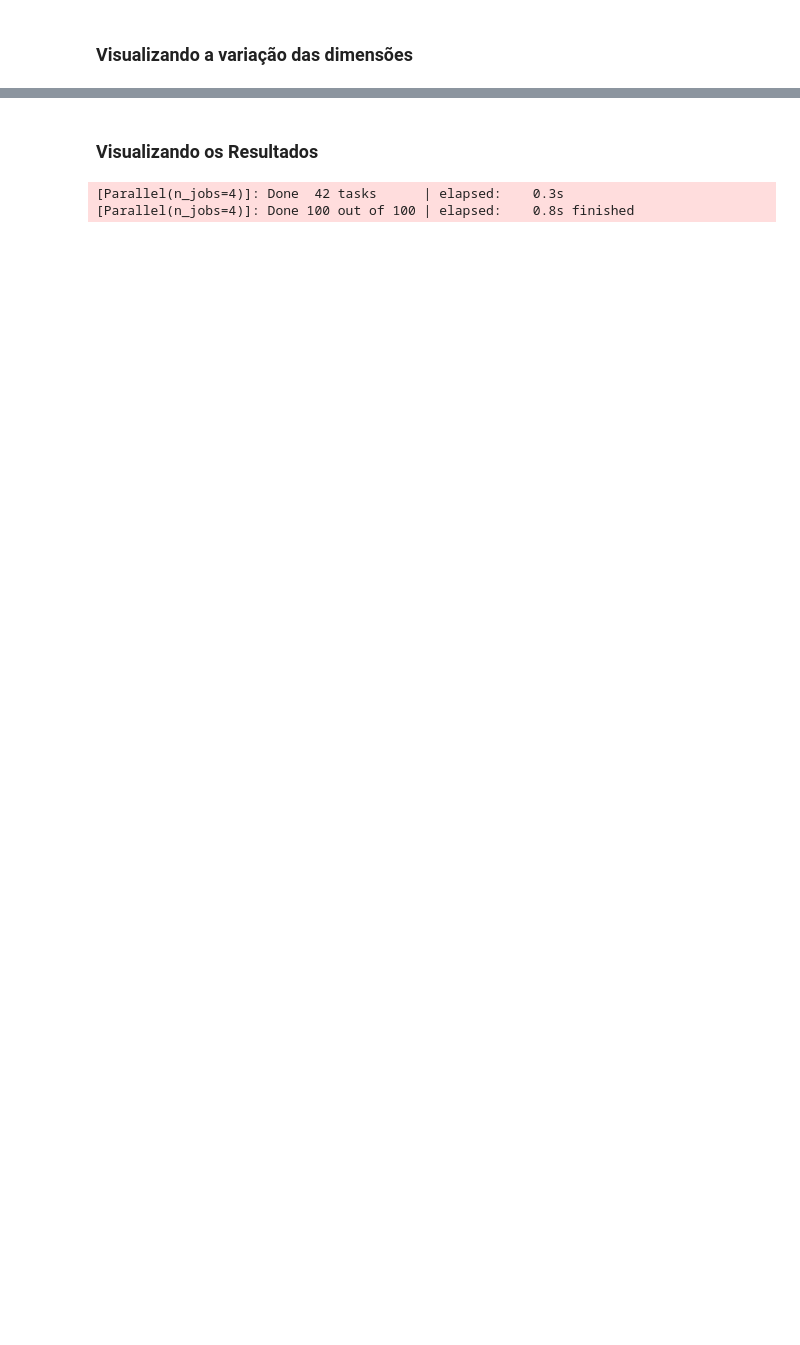
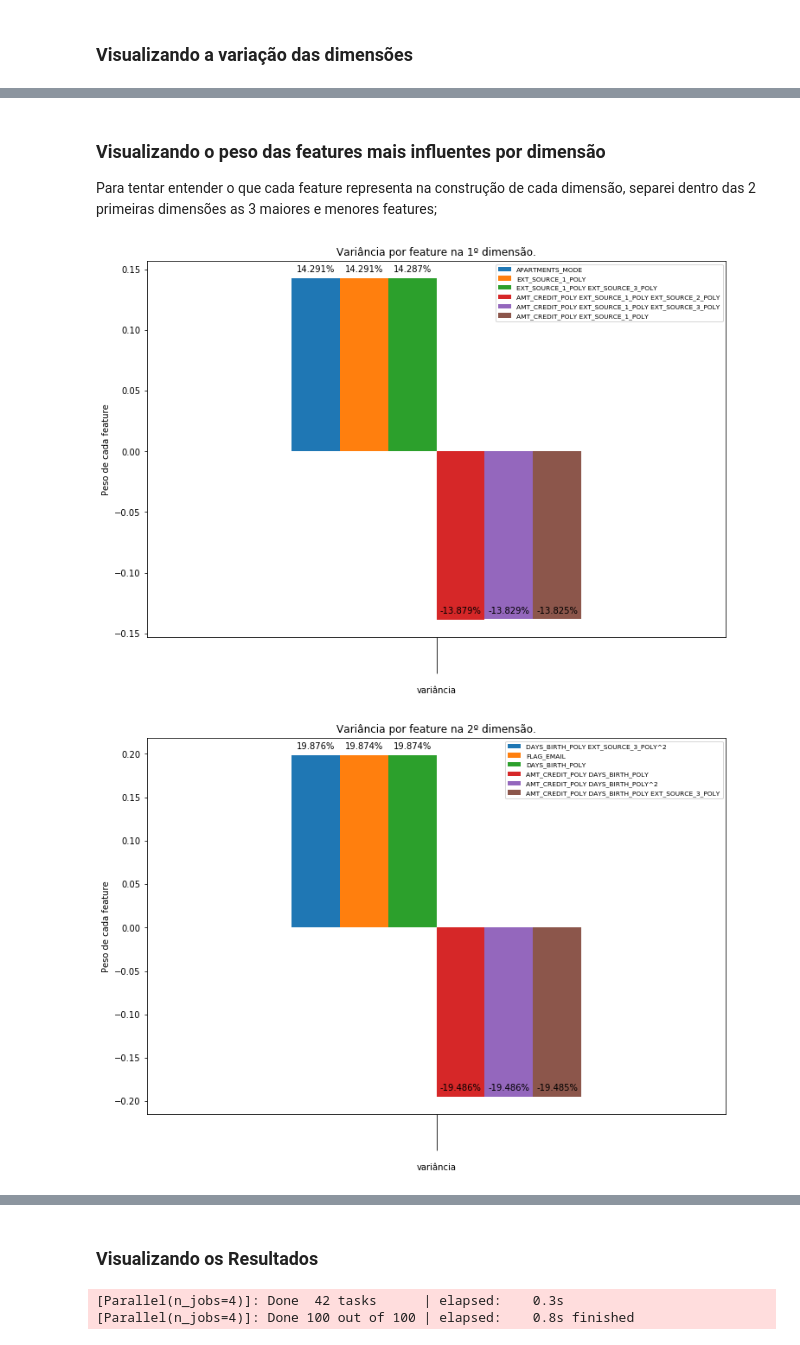
Before and after one commit to vyniciuss/NDG_ml_Home_Credit, a Jupyter notebook: Home_Credit_FE.ipynb, the cells around one changed output, grey strips where cells are left out. Cells and saved outputs as stored; diff of their text form; code cells hidden in the pictures; blank space fills up the shorter version.

```diff
--- a/Home_Credit_FE.ipynb
+++ b/Home_Credit_FE.ipynb
@@ -322,0 +325,3 @@ Como podemos perceber na visualização acima, a taxa de variância cumulativa a
+# %%
+dfPCA = pd.DataFrame(pca.components_,columns=x_train.columns)
+dfPCA
@@ -322,0 +347,13 @@ Como podemos perceber na visualização acima, a taxa de variância cumulativa a
+# %%
+top_n = 3
+#Obtendo o nome das 3 features com maior variância nas 2 primeiras dimensões
+dfPCA = dfPCA[:2]
+a = pd.DataFrame({n: dfPCA.T[col].nlargest(top_n).index.tolist()
+                  for n, col in enumerate(dfPCA.T)}).T
+#Obtendo o nome das 3 features com menor variância nas 2 primeiras dimensões
+dfPCA = dfPCA[:2]
+b = pd.DataFrame({n: dfPCA.T[col].nsmallest(top_n).index.tolist()
+                  for n, col in enumerate(dfPCA.T)}).T
+#criando um dataframe com o nome das features selecionadas
+c = a.join(b, how='outer', lsuffix='maiores', rsuffix='menores')
+c
@@ -322,0 +364,23 @@ Como podemos perceber na visualização acima, a taxa de variância cumulativa a
+# %% [markdown]
+### Visualizando o peso das features mais influentes por dimensão
+
+Para tentar entender o que cada feature representa na construção de cada dimensão, separei dentro das 2 primeiras dimensões as 3 maiores e menores features;
+# %%
+for i in range(2):
+    scores_features = pd.DataFrame({'features' : dfPCA[c.iloc[i]].columns, 'variância' : dfPCA[c.iloc[i]].iloc[i]}).set_index('features').T
+    scores_features.plot(kind="bar", figsize = (12, 8))
+    plt.legend(loc='upper right', prop={'size': 7.5})
+    ax = plt.gca()
+    for p in ax.patches:
+        ax.annotate("{:.3f}%".format(np.round(p.get_height()*100, 4),5), (p.get_x() + p.get_width() / 2.,
+                                              p.get_height()), ha='center',
+                    va='center', xytext=(0, 10), textcoords='offset points')
+    ax.tick_params(axis = 'x', which = 'major', pad = 15, size = 42)
+    ax.set_title('Variância por feature')
+    ax.set_ylabel('Peso de cada feature')
+    plt.title("Variância por feature na {}º dimensão.".format(i+1))
+    plt.setp(ax.get_xticklabels(), rotation = 0)
+    plt.show()
+# %% [output]
+[figure, added]
+[figure, added]
```
Also changed, not shown: parts of 16 cells of this notebook.
